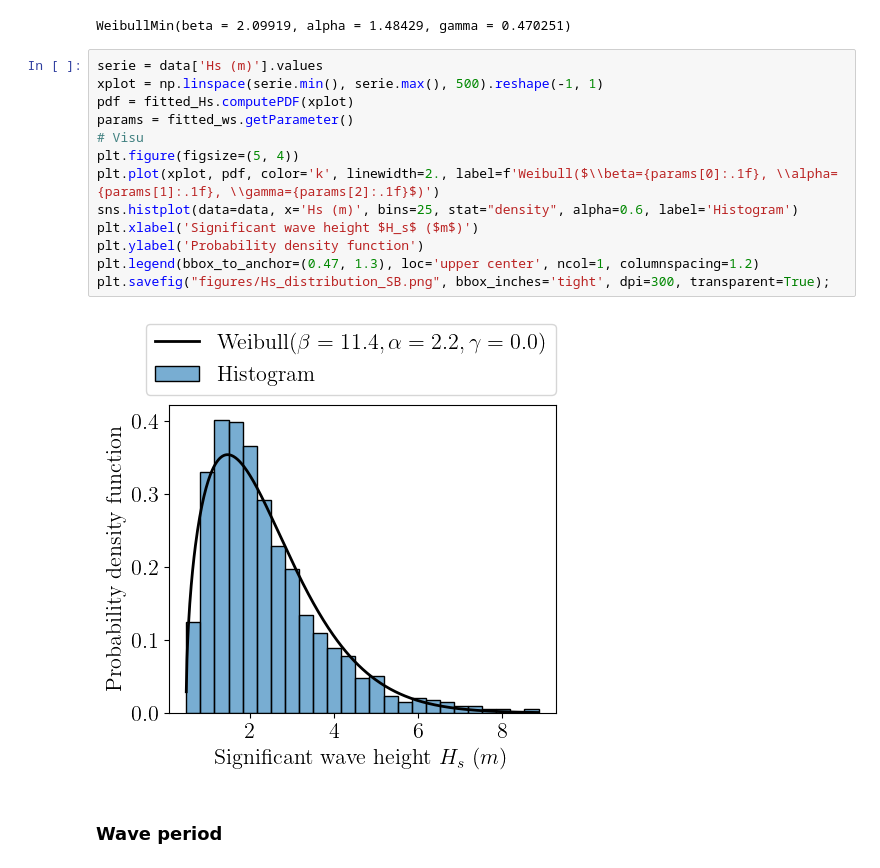
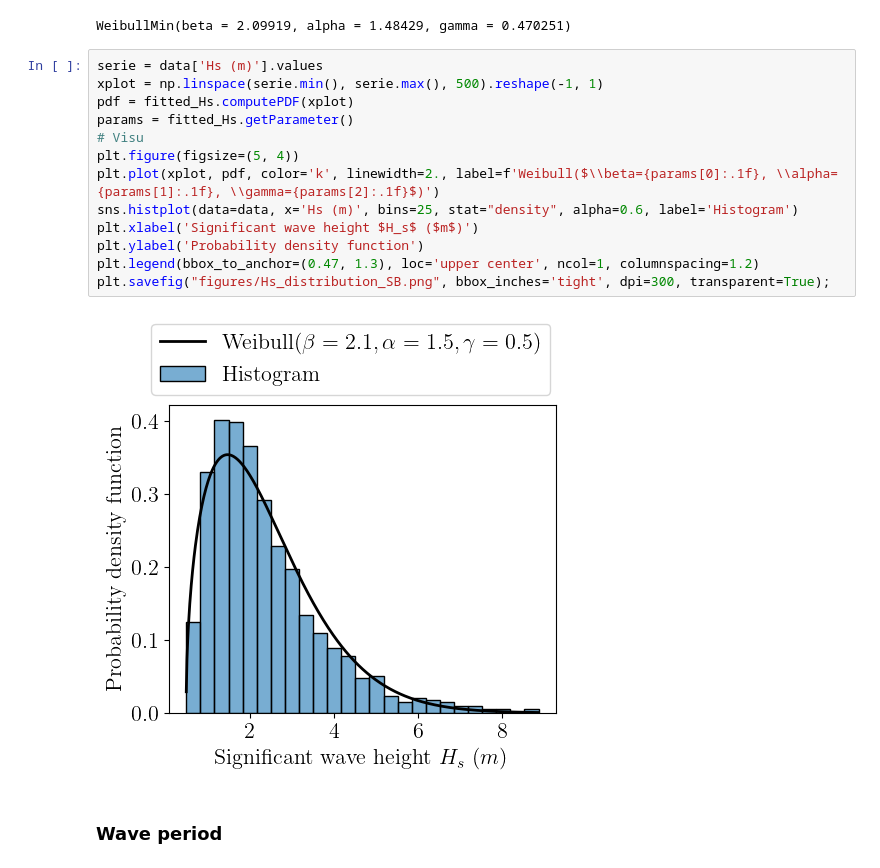
Before and after one commit to efekhari27/thesis, a Jupyter notebook: numerical_experiments/chapter3/south_brittany_inference.ipynb, the cells around one changed output. Saved outputs shown, nothing was run; the diff lists cells and outputs as text.

```diff
--- a/numerical_experiments/chapter3/south_brittany_inference.ipynb
+++ b/numerical_experiments/chapter3/south_brittany_inference.ipynb
@@ -195,18 +195,18 @@ WeibullMin(beta = 2.09919, alpha = 1.48429, gamma = 0.470251)
 # %%
 serie = data['Hs (m)'].values
 xplot = np.linspace(serie.min(), serie.max(), 500).reshape(-1, 1)
 pdf = fitted_Hs.computePDF(xplot)
-params = fitted_ws.getParameter()
+params = fitted_Hs.getParameter()
 # Visu
 plt.figure(figsize=(5, 4))
 plt.plot(xplot, pdf, color='k', linewidth=2., label=f'Weibull($\\beta={params[0]:.1f}, \\alpha={params[1]:.1f}, \\gamma={params[2]:.1f}$)')
 sns.histplot(data=data, x='Hs (m)', bins=25, stat="density", alpha=0.6, label='Histogram')
 plt.xlabel('Significant wave height $H_s$ ($m$)')
 plt.ylabel('Probability density function')
 plt.legend(bbox_to_anchor=(0.47, 1.3), loc='upper center', ncol=1, columnspacing=1.2)
 plt.savefig("figures/Hs_distribution_SB.png", bbox_inches='tight', dpi=300, transparent=True);
 # %% [output]
-[figure, old version]
+[figure, new version]
 # %% [markdown]
 ### Wave period
 # %%
```
Also changed, not shown: parts of 4 cells of this notebook, 14 other files.
